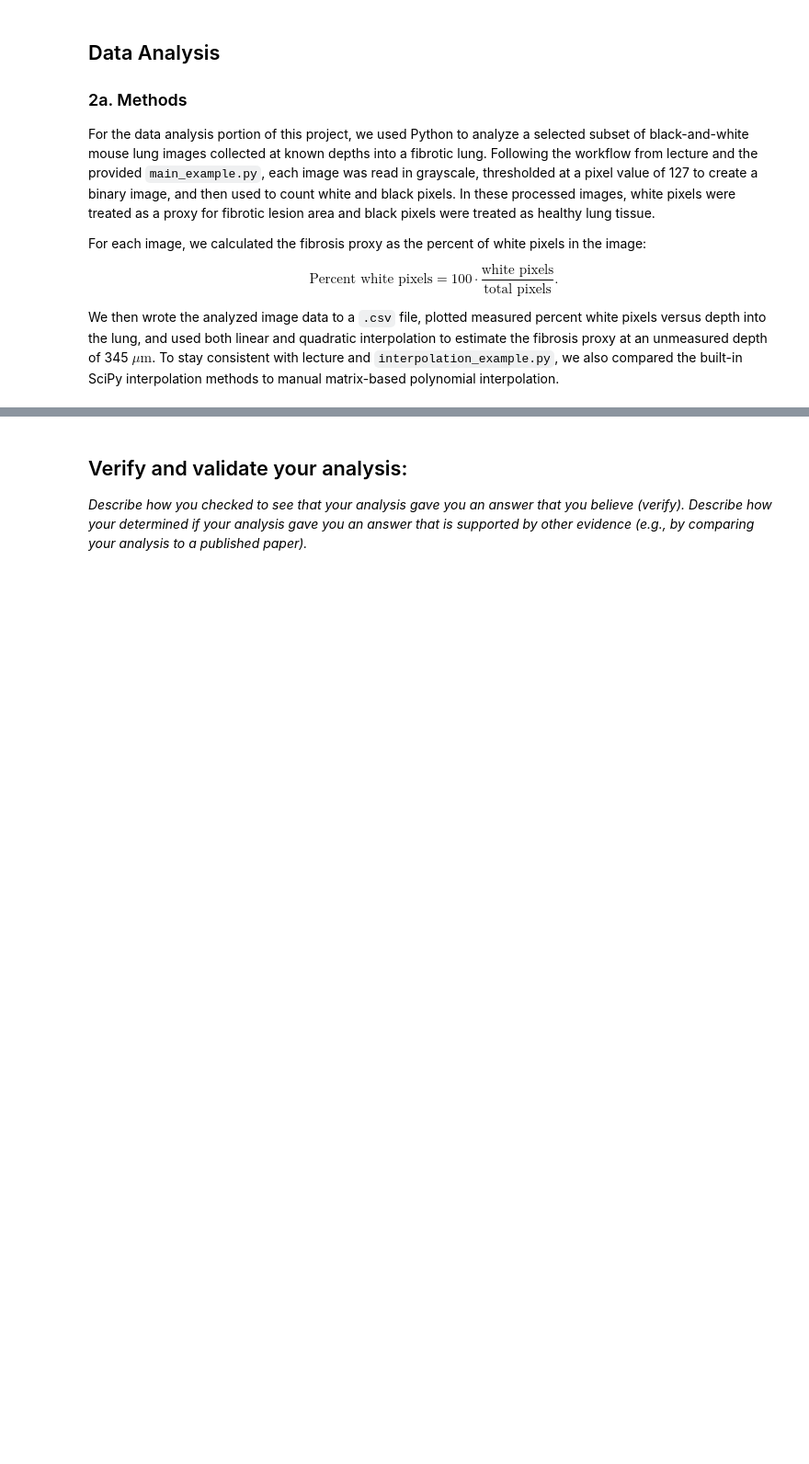
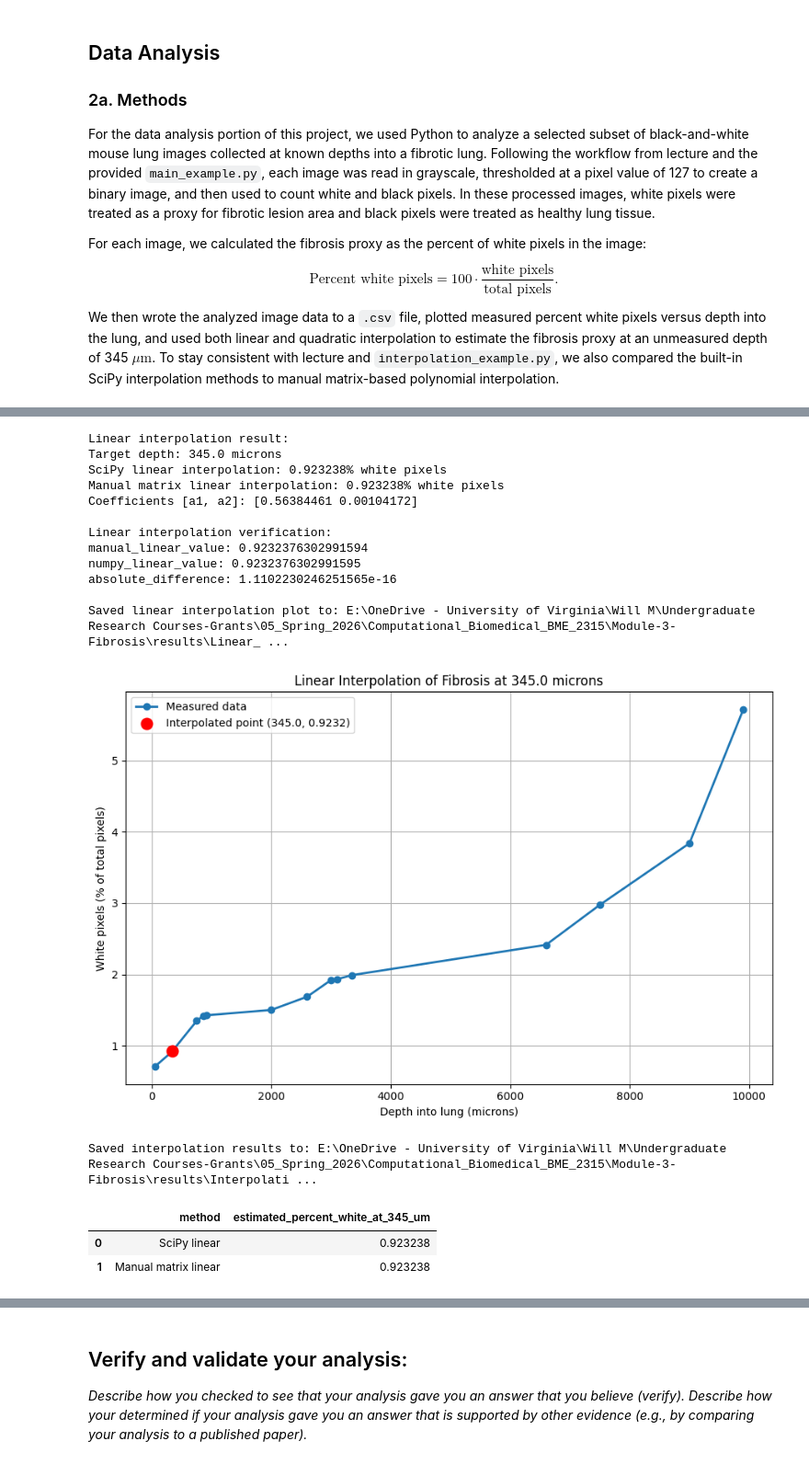
Before and after one commit to willdm1/Module-3-Fibrosis, a Jupyter notebook: Module 3 Official.ipynb, the cells around one changed output, grey strips where cells are left out. Shown at 92% size. Saved outputs shown, nothing was run; the diff lists cells and outputs as text; code cells hidden in the pictures; blank space fills up the shorter version.

```diff
--- a/Module 3 Official.ipynb
+++ b/Module 3 Official.ipynb
@@ -60,0 +121,38 @@ TARGET_DEPTH_UM = 345.0
+# %%
+# Next, we run our linear interpolation analysis to estimate the percent of white pixels at the target depth using both SciPy's interpolation and our manual matrix method.
+linear_result = main.run_linear_interpolation(
+    analysis_df=analysis_df,
+    target_depth_um=TARGET_DEPTH_UM
+)
+
+# We then create a summary DataFrame to display these results side by side.
+linear_summary = pd.DataFrame(
+    {
+        "method": ["SciPy linear", "Manual matrix linear"],
+        "estimated_percent_white_at_345_um": [
+            linear_result["scipy_interpolated_percent_white"],
+            linear_result["manual_interpolated_percent_white"],
+        ],
+    }
+)
+
+# Finally, we display the summary of our linear interpolation results.
+display(linear_summary)
+# %% [output]
+Linear interpolation result:
+Target depth: 345.0 microns
+SciPy linear interpolation: 0.923238% white pixels
+Manual matrix linear interpolation: 0.923238% white pixels
+Coefficients [a1, a2]: [0.56384461 0.00104172]
+
+Linear interpolation verification:
+manual_linear_value: 0.9232376302991594
+numpy_linear_value: 0.9232376302991595
+absolute_difference: 1.1102230246251565e-16
+
+Saved linear interpolation plot to: E:\OneDrive - University of Virginia\Will M\Undergraduate Research Courses-Grants\05_Spring_2026\Computational_Biomedical_BME_2315\Module-3-Fibrosis\results\Linear_ ...
+[figure, added]
+Saved interpolation results to: E:\OneDrive - University of Virginia\Will M\Undergraduate Research Courses-Grants\05_Spring_2026\Computational_Biomedical_BME_2315\Module-3-Fibrosis\results\Interpolati ...
+|  | method | estimated_percent_white_at_345_um |
+| 0 | SciPy linear | 0.923238 |
+| 1 | Manual matrix linear | 0.923238 |
```
Also changed, not shown: parts of 22 cells of this notebook, 2 other files.
